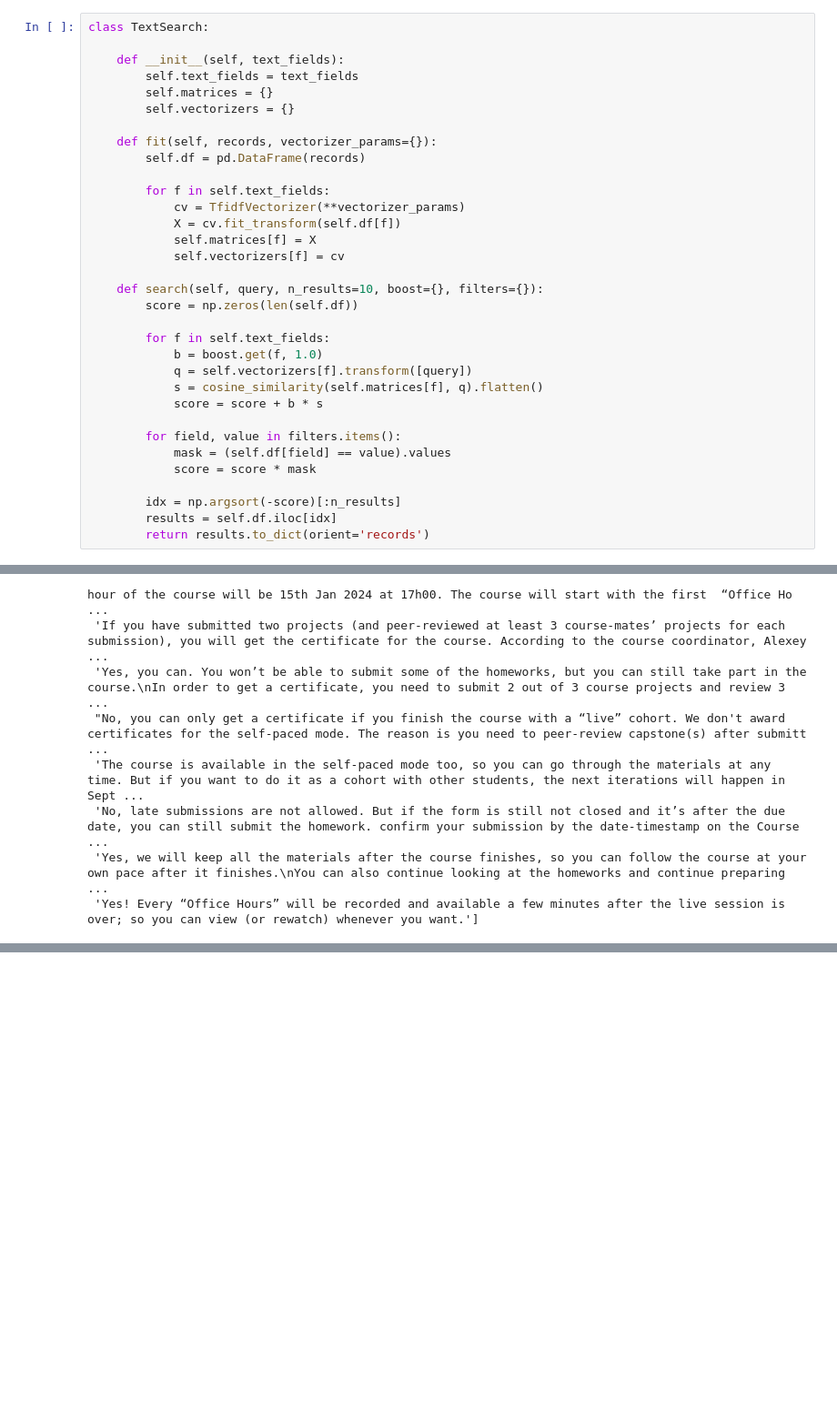
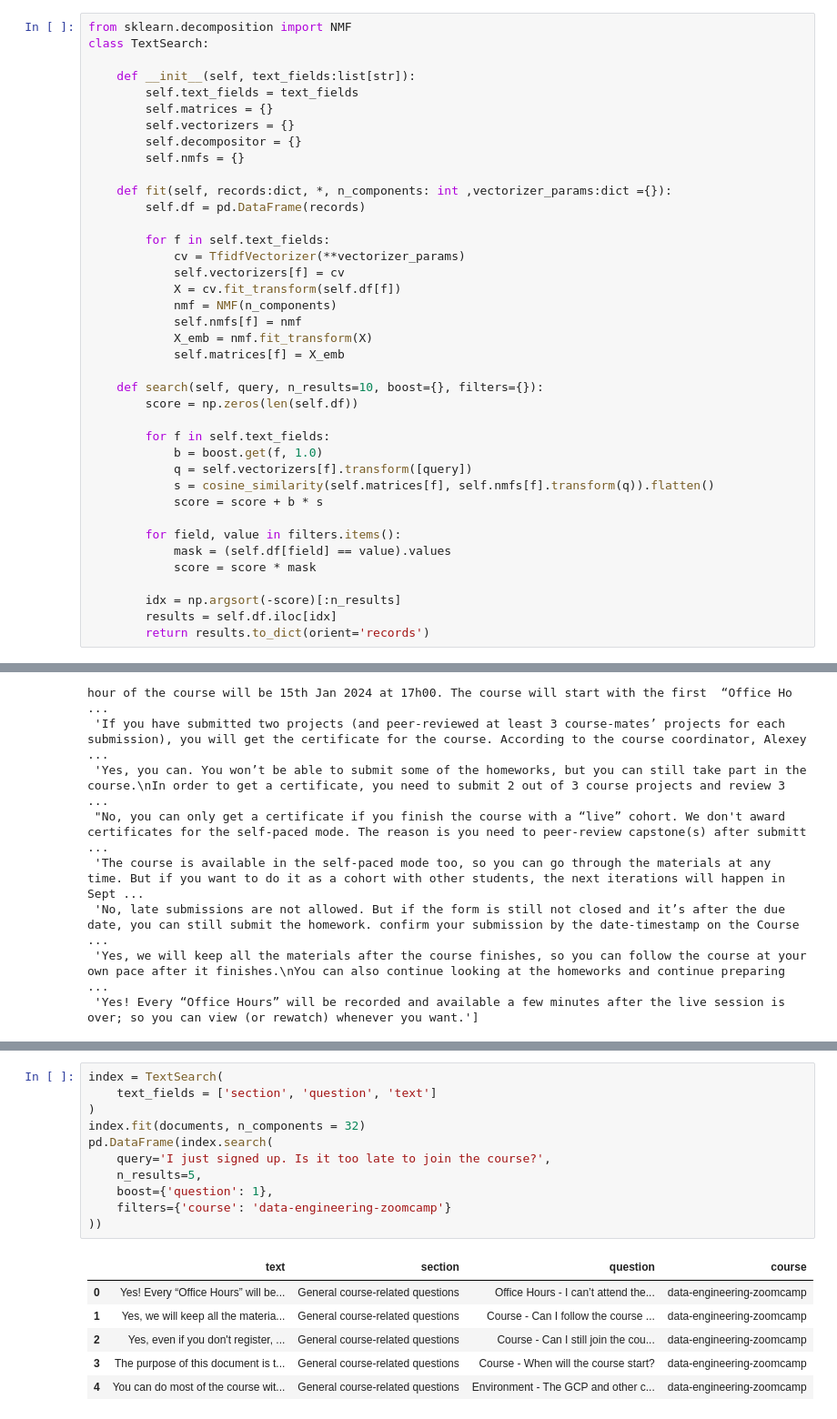
Before and after one commit to andresckamilo/search-with-embeddings, a Jupyter notebook: main.ipynb, the cells around one changed output, grey strips where cells are left out. Shown: that part at 91% size. Saved outputs shown, nothing was run; the diff lists cells and outputs as text; blank space fills up the shorter version.

Commit message:
"Changing the TextSearch function to include nvm"

```diff
--- a/main.ipynb
+++ b/main.ipynb
@@ -301,21 +301,27 @@ df.iloc[idx]
 | 1 | data-engineering-zoomcamp | General course-related questions | Course - What are the prerequisit... | GitHub - DataTalksClub data-engin... |
 | 5 | data-engineering-zoomcamp | General course-related questions | Course - how many Zoomcamps in a ... | There are 3 Zoom Camps in a year,... |
 # %%
+from sklearn.decomposition import NMF
 class TextSearch:
 
-    def __init__(self, text_fields):
+    def __init__(self, text_fields:list[str]):
         self.text_fields = text_fields
         self.matrices = {}
         self.vectorizers = {}
+        self.decompositor = {}
+        self.nmfs = {}
 
-    def fit(self, records, vectorizer_params={}):
+    def fit(self, records:dict, *, n_components: int ,vectorizer_params:dict ={}):
         self.df = pd.DataFrame(records)
 
         for f in self.text_fields:
             cv = TfidfVectorizer(**vectorizer_params)
+            self.vectorizers[f] = cv
             X = cv.fit_transform(self.df[f])
-            self.matrices[f] = X
-            self.vectorizers[f] = cv
+            nmf = NMF(n_components)
+            self.nmfs[f] = nmf
+            X_emb = nmf.fit_transform(X)
+            self.matrices[f] = X_emb
 
     def search(self, query, n_results=10, boost={}, filters={}):
         score = np.zeros(len(self.df))
@@ -323,7 +329,7 @@ class TextSearch:
         for f in self.text_fields:
             b = boost.get(f, 1.0)
             q = self.vectorizers[f].transform([query])
-            s = cosine_similarity(self.matrices[f], q).flatten()
+            s = cosine_similarity(self.matrices[f], self.nmfs[f].transform(q)).flatten()
             score = score + b * s
 
         for field, value in filters.items():
@@ -409,0 +461,18 @@ list(df.loc[idx].text)
+# %%
+index = TextSearch(
+    text_fields = ['section', 'question', 'text']
+)
+index.fit(documents, n_components = 32)
+pd.DataFrame(index.search(
+    query='I just signed up. Is it too late to join the course?',
+    n_results=5,
+    boost={'question': 1},
+    filters={'course': 'data-engineering-zoomcamp'}
+))
+# %% [output]
+|  | text | section | question | course |
+| 0 | Yes! Every “Office Hours” will be... | General course-related questions | Office Hours - I can’t attend the... | data-engineering-zoomcamp |
+| 1 | Yes, we will keep all the materia... | General course-related questions | Course - Can I follow the course ... | data-engineering-zoomcamp |
+| 2 | Yes, even if you don't register, ... | General course-related questions | Course - Can I still join the cou... | data-engineering-zoomcamp |
+| 3 | The purpose of this document is t... | General course-related questions | Course - When will the course start? | data-engineering-zoomcamp |
+| 4 | You can do most of the course wit... | General course-related questions | Environment - The GCP and other c... | data-engineering-zoomcamp |
```
Also changed, not shown: parts of 7 cells of this notebook.
